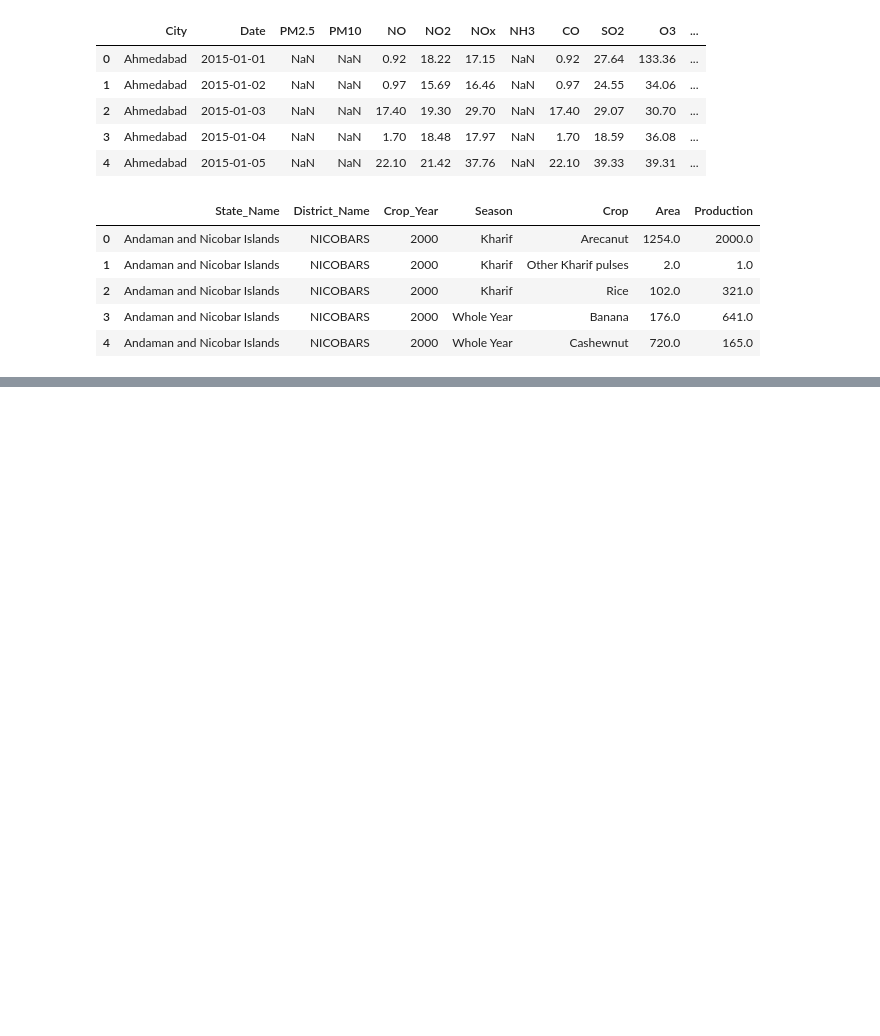
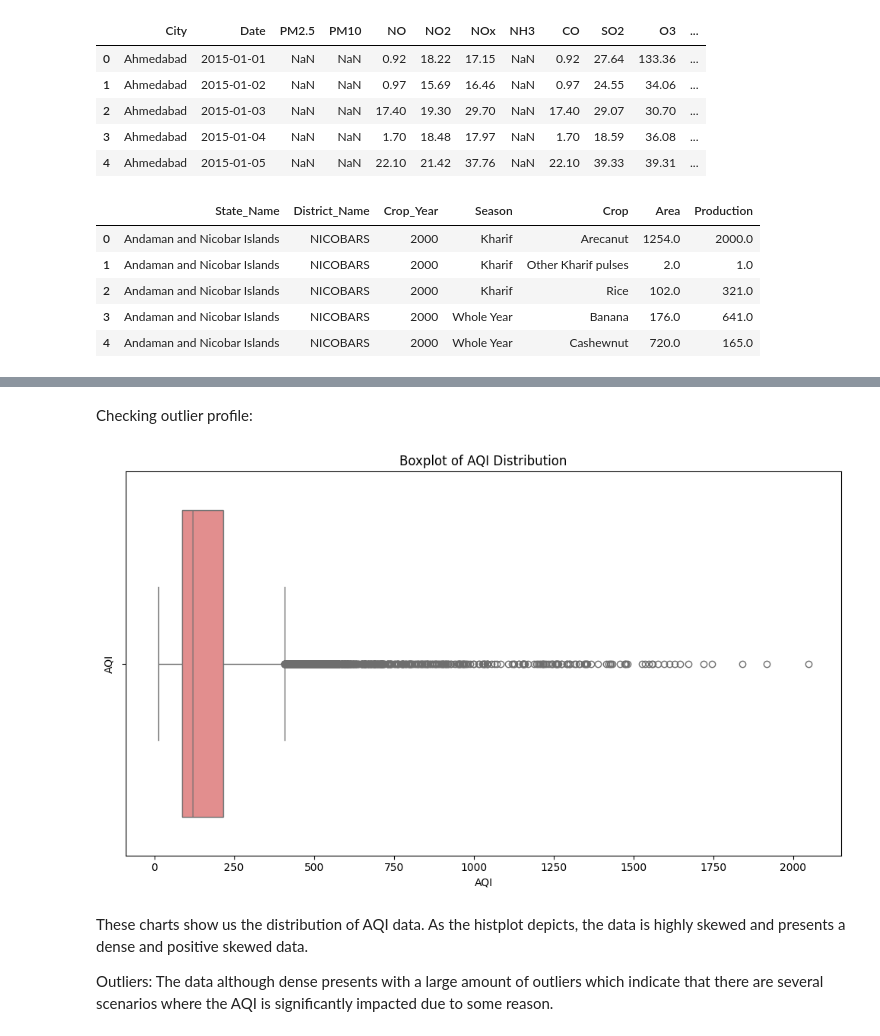
Before and after one commit to aadzy/ML-lab-2547201, a Jupyter notebook: Lab1.ipynb, the cells around one changed output, grey strips where cells are left out. Cells and saved outputs as stored; diff of their text form; code cells hidden in the pictures; blank space fills up the shorter version.

```diff
--- a/Lab1.ipynb
+++ b/Lab1.ipynb
@@ -28,0 +154,28 @@ crop.head()
+# %%
+city_cleaned = city.copy()
+crop_cleaned = crop.copy()
+
+# Convert 'Date' to datetime in the 'city_cleaned' DataFrame
+city_cleaned['Date'] = pd.to_datetime(city_cleaned['Date'])
+
+# Impute numerical columns in 'city_cleaned' DataFrame with mean grouped by 'city_cleaned'
+for col in ['PM2.5', 'PM10', 'NO', 'NO2', 'NOx', 'NH3', 'CO', 'SO2', 'O3', 'Benzene', 'Toluene',  'AQI']:
+    if col in city_cleaned.columns:
+        city_cleaned[col] = city_cleaned.groupby('City')[col].transform(lambda x: x.fillna(x.mean()))
+
+# Impute 'AQI_Bucket' with mode grouped by 'city_cleaned'
+city_cleaned['AQI_Bucket'] = city_cleaned.groupby('City')['AQI_Bucket'].transform(lambda x: x.fillna(x.mode()[0] if not x.mode().empty else 'Unknown'))
+
+# For any remaining NaNs in 'AQI_Bucket' (e.g., if a city_cleaned has all NaNs for AQI_Bucket), fill with 'Unknown'
+city_cleaned['AQI_Bucket'] = city_cleaned['AQI_Bucket'].fillna('Unknown')
+
+#For the columns in the `city_cleaned` DataFrame that still have missing values after group-wise imputation, fill them with the overall column mean.
+# Impute remaining numerical columns in 'city_cleaned' DataFrame with overall column mean
+for col in ['PM10', 'NOx', 'NH3', 'O3', 'Benzene', 'Toluene']:
+    if col in city_cleaned.columns:
+        city_cleaned[col] = city_cleaned[col].fillna(city_cleaned[col].mean())
+
+
+
+crop_cleaned = crop_cleaned.dropna(subset=['Production'])
+city_cleaned = city_cleaned.drop('Xylene', axis=1)
@@ -28,0 +317,19 @@ crop.head()
+# %% [markdown]
+Checking outlier profile:
+# %%
+import matplotlib.pyplot as plt
+import seaborn as sns
+
+plt.figure(figsize=(10, 6))
+sns.boxplot(x=city_cleaned['AQI'], color='lightcoral')
+plt.title('Boxplot of AQI Distribution')
+plt.ylabel('AQI')
+plt.tight_layout()
+plt.show()
+# %% [output]
+[figure, added]
+# %% [markdown]
+These charts show us the distribution of AQI data. As the histplot depicts, the data is highly skewed and presents a dense and positive skewed data.
+
+Outliers:
+The data although dense presents with a large amount of outliers which indicate that there are several scenarios where the AQI is significantly impacted due to some reason.
```
Also changed, not shown: parts of 29 cells of this notebook.
